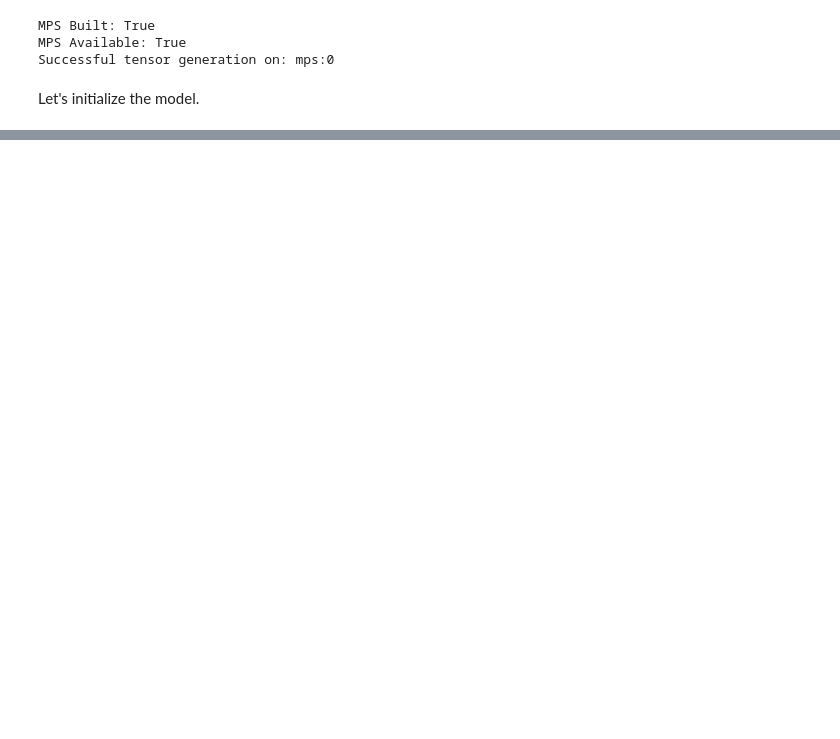
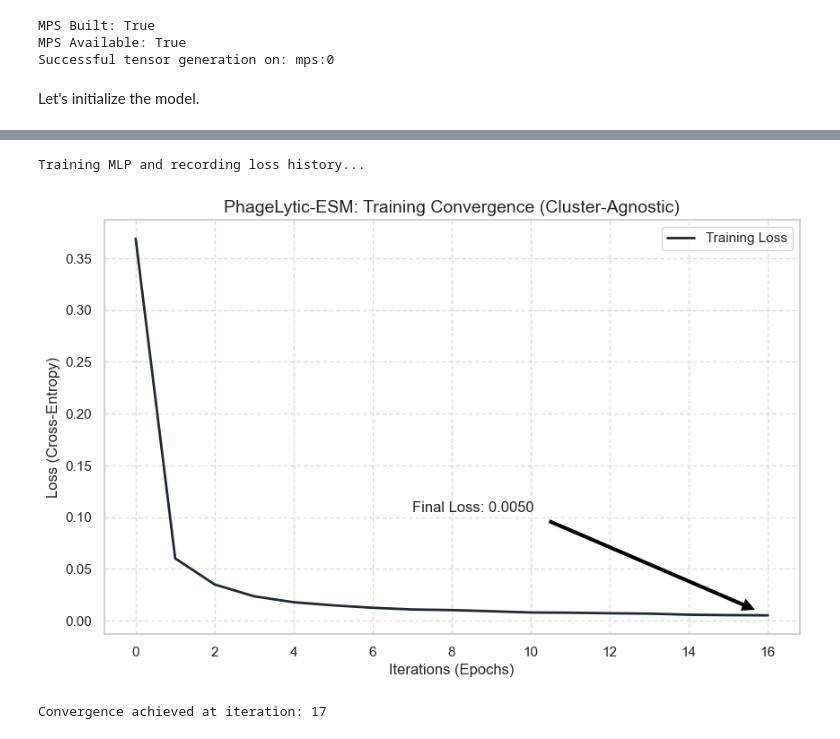
Before and after one commit to Criflar/phage-enzyme-classifier, a Jupyter notebook: phagelytic-esm.ipynb, the cells around one changed output, grey strips where cells are left out. Cells and saved outputs as stored; diff of their text form; code cells hidden in the pictures; blank space fills up the shorter version.

Commit message:
Good results on model training. Also pushing the trained model embeddings.

```diff
--- a/phagelytic-esm.ipynb
+++ b/phagelytic-esm.ipynb
@@ -415,0 +707,50 @@ Downloading: "https://dl.fbaipublicfiles.com/fair-esm/models/esm2_t30_150M_UR50D
+# %%
+import matplotlib.pyplot as plt
+from sklearn.neural_network import MLPClassifier
+
+# 1. Use the scaled training data from previous GroupShuffleSplit
+# We'll initialize a model that tracks the loss
+mlp_history = MLPClassifier(
+    hidden_layer_sizes=(100,),
+    max_iter=500,
+    alpha=0.0001,
+    solver='adam',
+    verbose=False,
+    random_state=42,
+    early_stopping=True,    # This enables the validation tracking
+    validation_fraction=0.1 # Takes 10% of training data for the 'Val' curve
+)
+
+print("Training MLP and recording loss history...")
+mlp_history.fit(X_train_scaled, y_train)
+
+# 2. Extract Loss Data
+train_loss = mlp_history.loss_curve_
+val_loss = mlp_history.validation_scores_ # Note: sklearn saves val as scores (accuracy)
+
+# 3. Generate the Chart
+plt.figure(figsize=(10, 6))
+
+# Plot Training Loss
+plt.plot(train_loss, label='Training Loss', color='#1f2937', lw=2)
+
+# If early_stopping is true, we can visualize the validation score jump
+# (Multiplying by a factor to visualize on the same scale or using a twin axis)
+plt.title('PhageLytic-ESM: Training Convergence (Cluster-Agnostic)', fontsize=14)
+plt.xlabel('Iterations (Epochs)', fontsize=12)
+plt.ylabel('Loss (Cross-Entropy)', fontsize=12)
+plt.grid(True, linestyle='--', alpha=0.6)
+plt.legend()
+
+plt.annotate(f'Final Loss: {train_loss[-1]:.4f}',
+             xy=(len(train_loss)-1, train_loss[-1]),
+             xytext=(len(train_loss)-10, train_loss[-1]+0.1),
+             arrowprops=dict(facecolor='black', shrink=0.05))
+
+plt.show()
+
+print(f"Convergence achieved at iteration: {len(train_loss)}")
+# %% [output]
+Training MLP and recording loss history...
+[figure, added]
+Convergence achieved at iteration: 17
```
Also changed, not shown: parts of 11 cells of this notebook, 4 other files.
